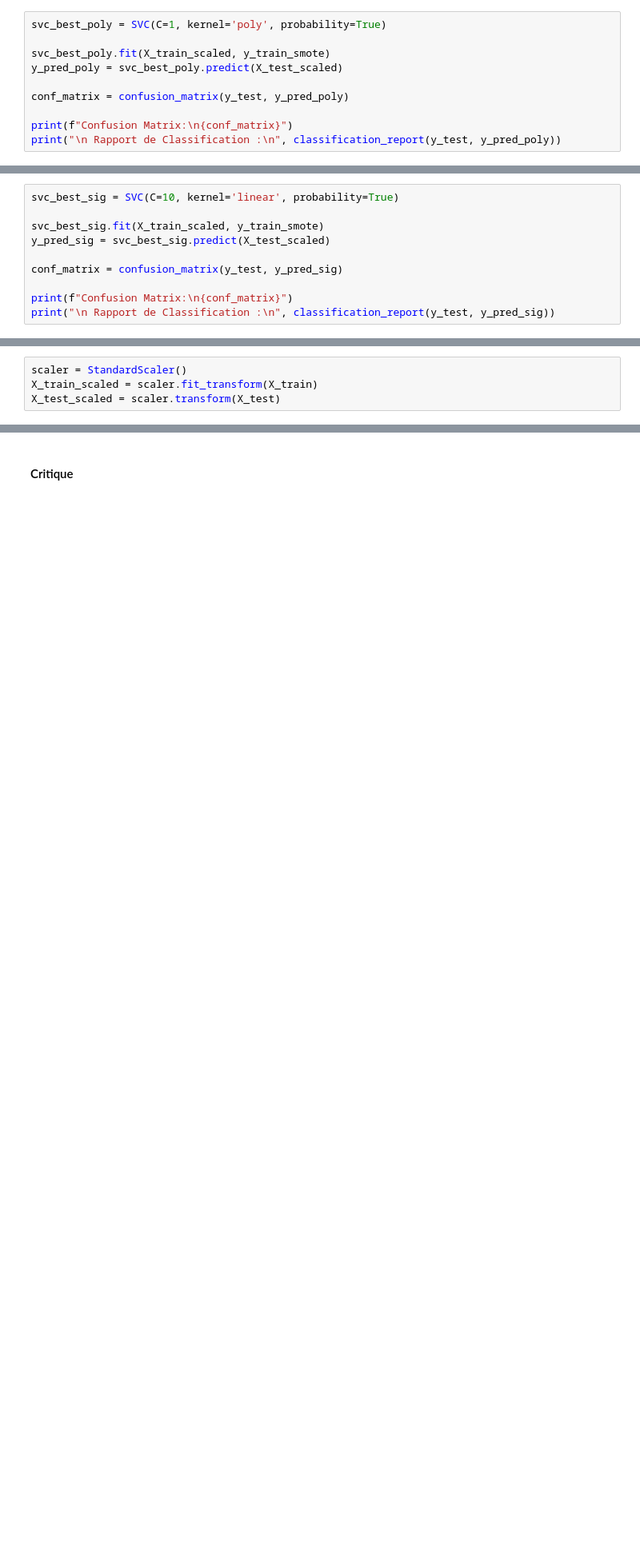
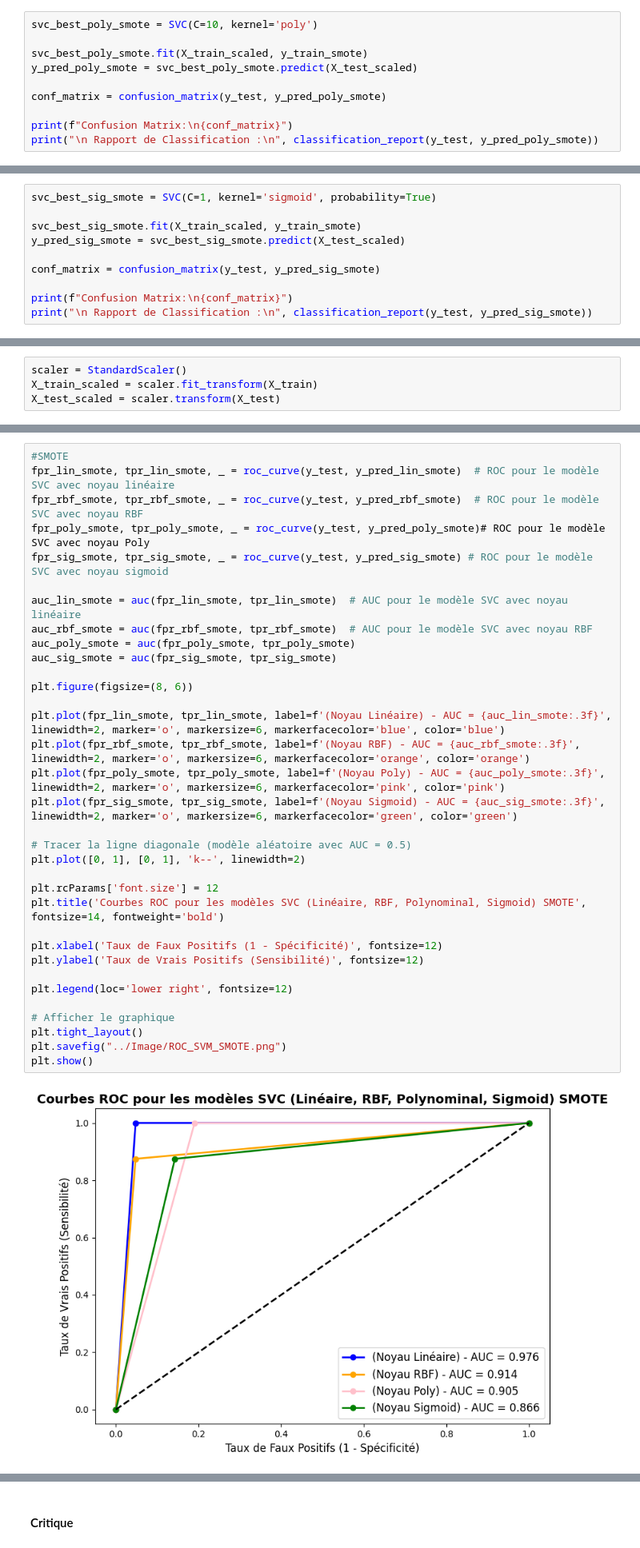
Before and after one commit to marktr11/Cervical-Cancer-Risk-Classification, a Jupyter notebook: Code/SVM.ipynb, the cells around one changed output, grey strips where cells are left out. Shown at 80% size. Saved outputs shown, nothing was run; the diff lists cells and outputs as text; blank space fills up the shorter version.

```diff
--- a/Code/SVM.ipynb
+++ b/Code/SVM.ipynb
@@ -267,12 +304,12 @@ weighted avg       0.96      0.95      0.96        22
 # %%
-svc_best_poly = SVC(C=1, kernel='poly', probability=True)
+svc_best_poly_smote = SVC(C=10, kernel='poly')
 
-svc_best_poly.fit(X_train_scaled, y_train_smote)
-y_pred_poly = svc_best_poly.predict(X_test_scaled)
+svc_best_poly_smote.fit(X_train_scaled, y_train_smote)
+y_pred_poly_smote = svc_best_poly_smote.predict(X_test_scaled)
 
-conf_matrix = confusion_matrix(y_test, y_pred_poly)
+conf_matrix = confusion_matrix(y_test, y_pred_poly_smote)
 
 print(f"Confusion Matrix:\n{conf_matrix}")
-print("\n Rapport de Classification :\n", classification_report(y_test, y_pred_poly))
+print("\n Rapport de Classification :\n", classification_report(y_test, y_pred_poly_smote))
 # %% [output]
 Confusion Matrix:
@@ -291,12 +328,12 @@ weighted avg       0.86      0.73      0.74        22
 # %%
-svc_best_sig = SVC(C=10, kernel='linear', probability=True)
+svc_best_sig_smote = SVC(C=1, kernel='sigmoid', probability=True)
 
-svc_best_sig.fit(X_train_scaled, y_train_smote)
-y_pred_sig = svc_best_sig.predict(X_test_scaled)
+svc_best_sig_smote.fit(X_train_scaled, y_train_smote)
+y_pred_sig_smote = svc_best_sig_smote.predict(X_test_scaled)
 
-conf_matrix = confusion_matrix(y_test, y_pred_sig)
+conf_matrix = confusion_matrix(y_test, y_pred_sig_smote)
 
 print(f"Confusion Matrix:\n{conf_matrix}")
-print("\n Rapport de Classification :\n", classification_report(y_test, y_pred_sig))
+print("\n Rapport de Classification :\n", classification_report(y_test, y_pred_sig_smote))
 # %% [output]
 Confusion Matrix:
@@ -454,0 +459,36 @@ weighted avg       0.96      0.95      0.96        22
+# %%
+#SMOTE
+fpr_lin_smote, tpr_lin_smote, _ = roc_curve(y_test, y_pred_lin_smote)  # ROC pour le modèle SVC avec noyau linéaire
+fpr_rbf_smote, tpr_rbf_smote, _ = roc_curve(y_test, y_pred_rbf_smote)  # ROC pour le modèle SVC avec noyau RBF
+fpr_poly_smote, tpr_poly_smote, _ = roc_curve(y_test, y_pred_poly_smote)# ROC pour le modèle SVC avec noyau Poly
+fpr_sig_smote, tpr_sig_smote, _ = roc_curve(y_test, y_pred_sig_smote) # ROC pour le modèle SVC avec noyau sigmoid
+
+auc_lin_smote = auc(fpr_lin_smote, tpr_lin_smote)  # AUC pour le modèle SVC avec noyau linéaire
+auc_rbf_smote = auc(fpr_rbf_smote, tpr_rbf_smote)  # AUC pour le modèle SVC avec noyau RBF
+auc_poly_smote = auc(fpr_poly_smote, tpr_poly_smote)
+auc_sig_smote = auc(fpr_sig_smote, tpr_sig_smote)
+
+plt.figure(figsize=(8, 6))
+
+plt.plot(fpr_lin_smote, tpr_lin_smote, label=f'(Noyau Linéaire) - AUC = {auc_lin_smote:.3f}', linewidth=2, marker='o', markersize=6, markerfacecolor='blue', color='blue')
+plt.plot(fpr_rbf_smote, tpr_rbf_smote, label=f'(Noyau RBF) - AUC = {auc_rbf_smote:.3f}', linewidth=2, marker='o', markersize=6, markerfacecolor='orange', color='orange')
+plt.plot(fpr_poly_smote, tpr_poly_smote, label=f'(Noyau Poly) - AUC = {auc_poly_smote:.3f}', linewidth=2, marker='o', markersize=6, markerfacecolor='pink', color='pink')
+plt.plot(fpr_sig_smote, tpr_sig_smote, label=f'(Noyau Sigmoid) - AUC = {auc_sig_smote:.3f}', linewidth=2, marker='o', markersize=6, markerfacecolor='green', color='green')
+
+# Tracer la ligne diagonale (modèle aléatoire avec AUC = 0.5)
+plt.plot([0, 1], [0, 1], 'k--', linewidth=2)
+
+plt.rcParams['font.size'] = 12
+plt.title('Courbes ROC pour les modèles SVC (Linéaire, RBF, Polynominal, Sigmoid) SMOTE', fontsize=14, fontweight='bold')
+
+plt.xlabel('Taux de Faux Positifs (1 - Spécificité)', fontsize=12)
+plt.ylabel('Taux de Vrais Positifs (Sensibilité)', fontsize=12)
+
+plt.legend(loc='lower right', fontsize=12)
+
+# Afficher le graphique
+plt.tight_layout()
+plt.savefig("../Image/ROC_SVM_SMOTE.png")
+plt.show()
+# %% [output]
+[figure, new version]
```
Also changed, not shown: parts of 39 cells of this notebook, 14 other files.
